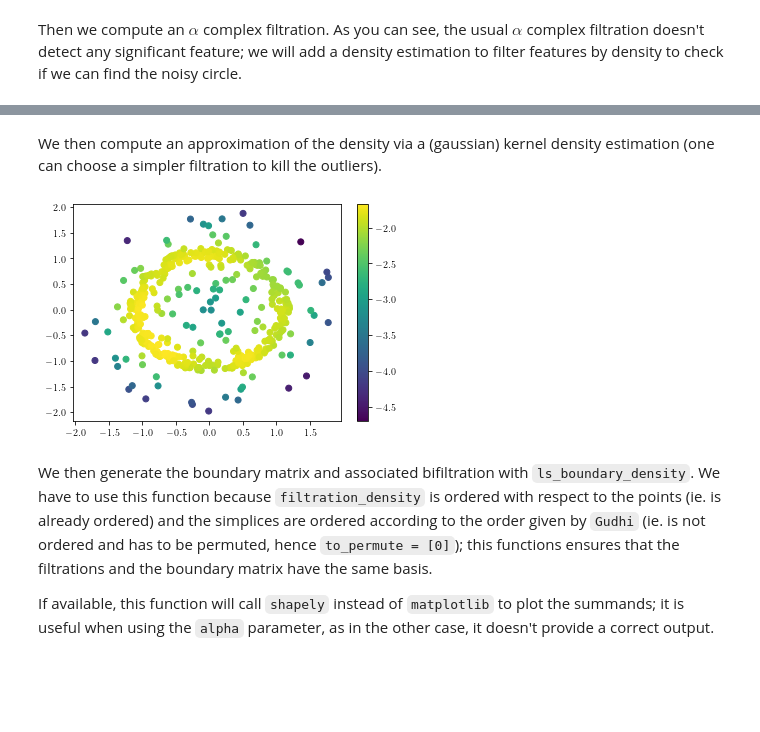
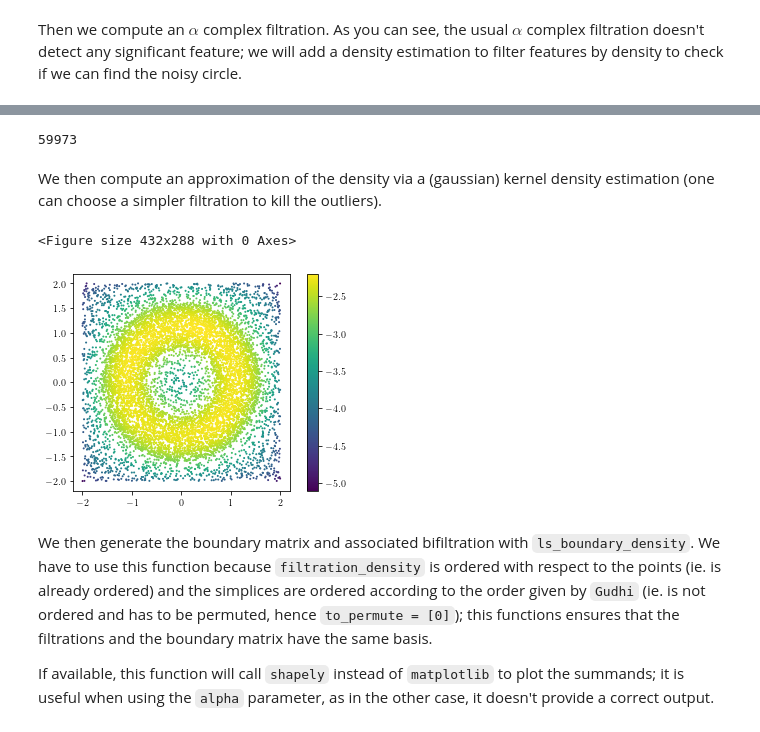
Before and after one commit to DavidLapous/multipers, a Jupyter notebook: Robustness to outliers.ipynb, the cells around one changed output, grey strips where cells are left out. Saved outputs shown, nothing was run; the diff lists cells and outputs as text; code cells hidden in the pictures; blank space fills up the shorter version.

```diff
--- a/Robustness to outliers.ipynb
+++ b/Robustness to outliers.ipynb
@@ -18,10 +18,14 @@ from benchmark_functions import *
 # %% [markdown]
 We first generate the data via noise over an anulus
 # %%
-n_pts = 300
+n_pts = 10_000
 seed=42
-n_outliers = n_pts * 0.2
-X = np.array(noisy_annulus(1,1.2,n_pts, seed=seed) + noisy_annulus(0,1,n_outliers,seed=seed+1) + noisy_annulus(1.2,2,n_outliers, seed=seed+2))
-plt.scatter(X[:,0], X[:,1], c='black')
+n_outliers = (int)(n_pts * 0.4)
+n_pts = (int)(n_pts - n_outliers)
+X = np.block([[np.array(noisy_annulus(0.7,1.6,n_pts, seed=seed))],[np.random.uniform(low=-2,high=2,size=(n_outliers,2))]])
+# X = np.array(noisy_annulus(1,1.2,n_pts, seed=seed))
+fig, ax = plt.subplots()
+plt.scatter(X[:,0], X[:,1], c='black', s=1)
+ax.set_aspect('equal')
 plt.show()
 # %% [output]
@@ -40,17 +50,24 @@ plt.show()
+# %%
+simplex_tree.num_simplices()
+# %% [output]
+59973
 # %% [markdown]
 We then compute an approximation of the density via a (gaussian) kernel density estimation (one can choose a simpler filtration to kill the outliers).
 # %%
 from sklearn.neighbors import KernelDensity
 
 kde = KernelDensity(kernel='gaussian', bandwidth=.3).fit(X)
 density = kde.score_samples(X)
 plt.figure()
-plt.scatter(X[:,0],X[:,1], c=density)
+fig, ax = plt.subplots()
+plt.scatter(X[:,0], X[:,1], c=density, s=1)
+ax.set_aspect('equal')
 plt.colorbar()
+plt.savefig("noisy_annulus_dataset.svg")
 plt.show()
-# plt.savefig("circle+density.svg")
 # %% [output]
+<Figure size 432x288 with 0 Axes>
-[figure, old version]
+[figure, new version]
 # %% [markdown]
 We then generate the boundary matrix and associated bifiltration with `ls_boundary_density`. We have to use this function because `filtration_density` is ordered with respect to the points (ie. is already ordered) and the simplices are ordered according to the order given by `Gudhi` (ie. is not ordered and has to be permuted, hence `to_permute = [0]`); this functions ensures that the filtrations and the boundary matrix have the same basis.
 
```
Also changed, not shown: parts of 6 cells of this notebook, 29 other files.
